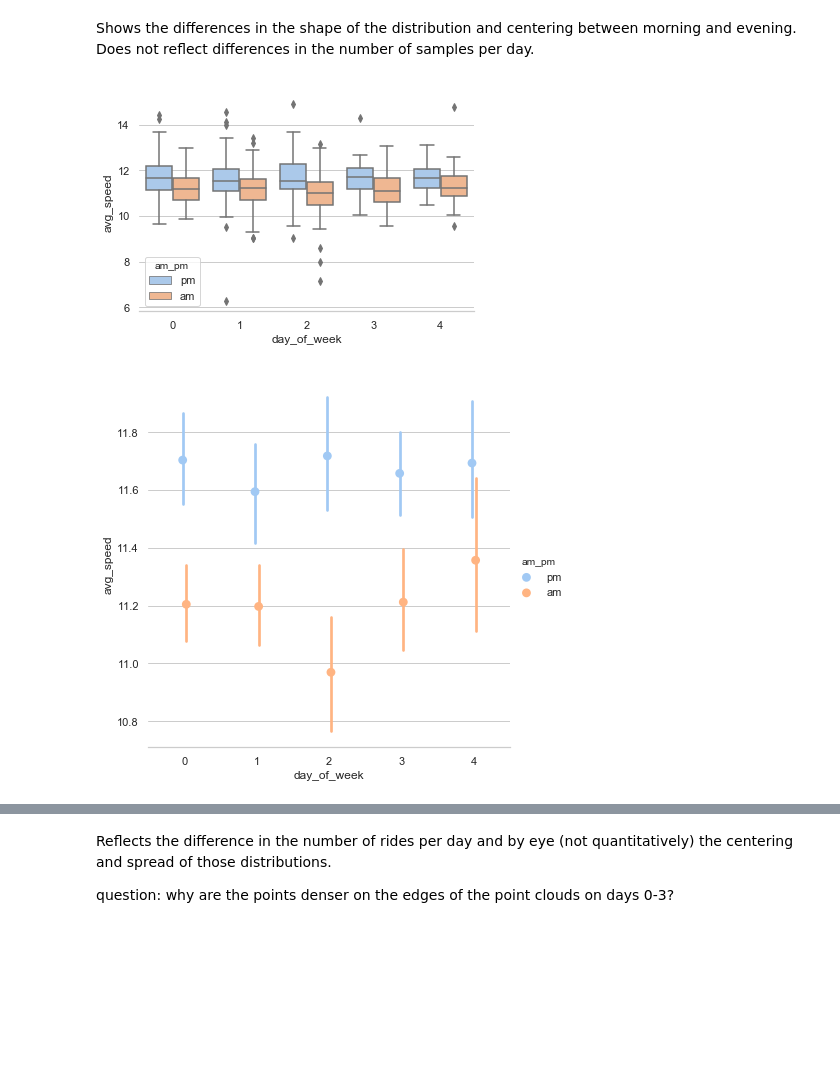
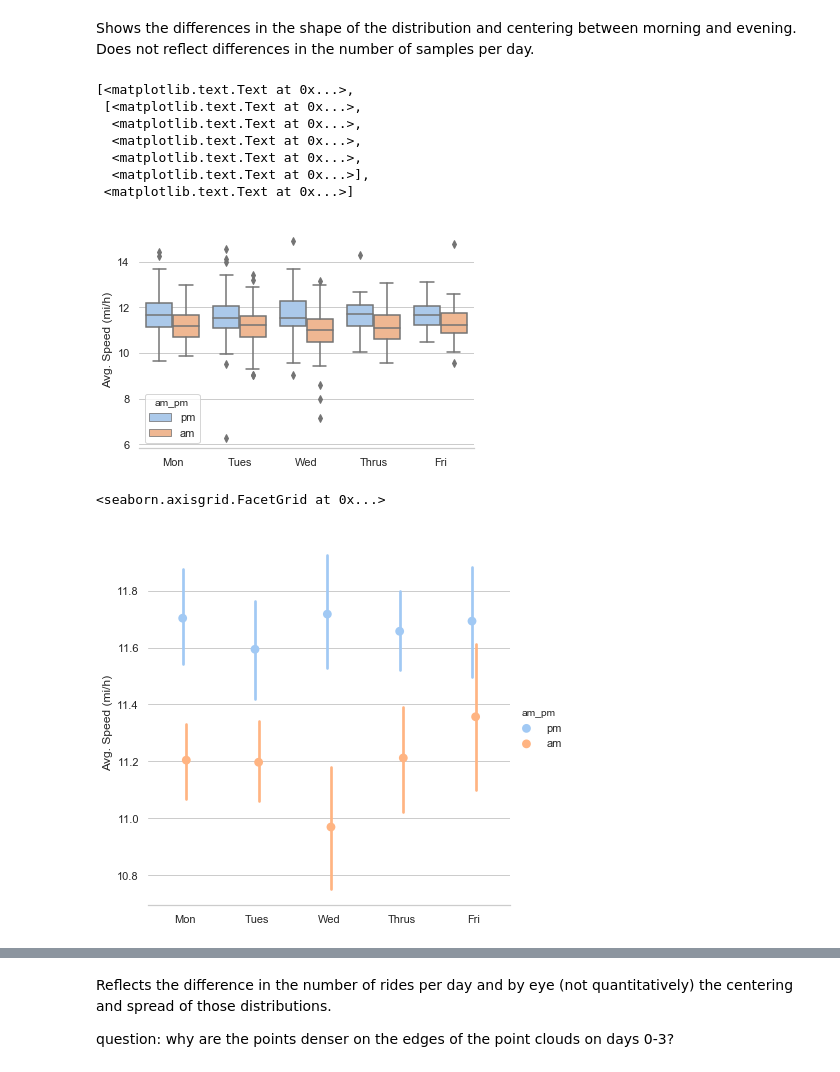
Before and after one commit to jordanplanders/Thinkful, a Jupyter notebook: Bootcamp/Unit 1/bike_data/Kevin_bike_datavis.ipynb, the cells around one changed output, grey strips where cells are left out. Cells and saved outputs as stored; diff of their text form; code cells hidden in the pictures; blank space fills up the shorter version.

```diff
--- a/Bootcamp/Unit 1/bike_data/Kevin_bike_datavis.ipynb
+++ b/Bootcamp/Unit 1/bike_data/Kevin_bike_datavis.ipynb
@@ -188,18 +216,28 @@ Shows the differences in the shape of the distribution and centering between mor
 # %%
 # box plot
 sns.set(style = "whitegrid")
 ax = sns.boxplot(x=work2way_df.day_of_week,y=work2way_df.avg_speed,data=work2way_df,hue=work2way_df.am_pm, palette='pastel')
 sns.despine(left=True)
+ax.set(ylabel = 'Avg. Speed (mi/h)', xlabel = '', xticklabels=['Mon', 'Tues', 'Wed', 'Thrus', 'Fri'])
 # %% [output]
+[<matplotlib.text.Text at 0x...>,
+ [<matplotlib.text.Text at 0x...>,
+  <matplotlib.text.Text at 0x...>,
+  <matplotlib.text.Text at 0x...>,
+  <matplotlib.text.Text at 0x...>,
+  <matplotlib.text.Text at 0x...>],
+ <matplotlib.text.Text at 0x...>]
-[figure, old version]
+[figure, new version]
 # %%
 # point plot
 sns.set(style = "whitegrid")
-g = sns.factorplot(x="day_of_week", y="avg_speed", hue="am_pm", data=work2way_df,
+ax = sns.factorplot(x="day_of_week", y="avg_speed", hue="am_pm", data=work2way_df,
         height=6, kind="point", palette="pastel",ci=95,dodge=True,join=False)
 sns.despine(left=True)
+ax.set(ylabel = 'Avg. Speed (mi/h)', xlabel = '', xticklabels=['Mon', 'Tues', 'Wed', 'Thrus', 'Fri'])
 # %% [output]
+<seaborn.axisgrid.FacetGrid at 0x...>
-[figure, old version]
+[figure, new version]
 # %%
 # strip plot
 f, ax = plt.subplots()
```
Also changed, not shown: parts of 9 cells of this notebook.
